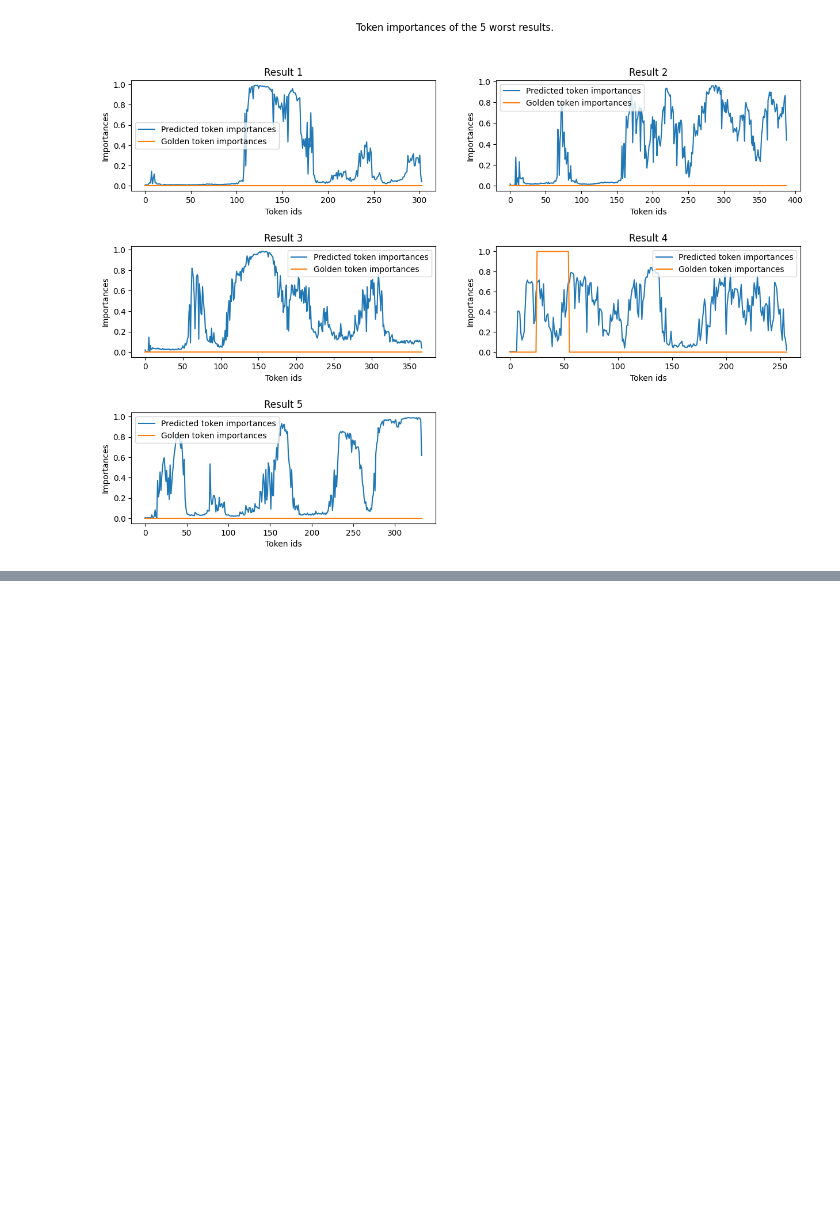
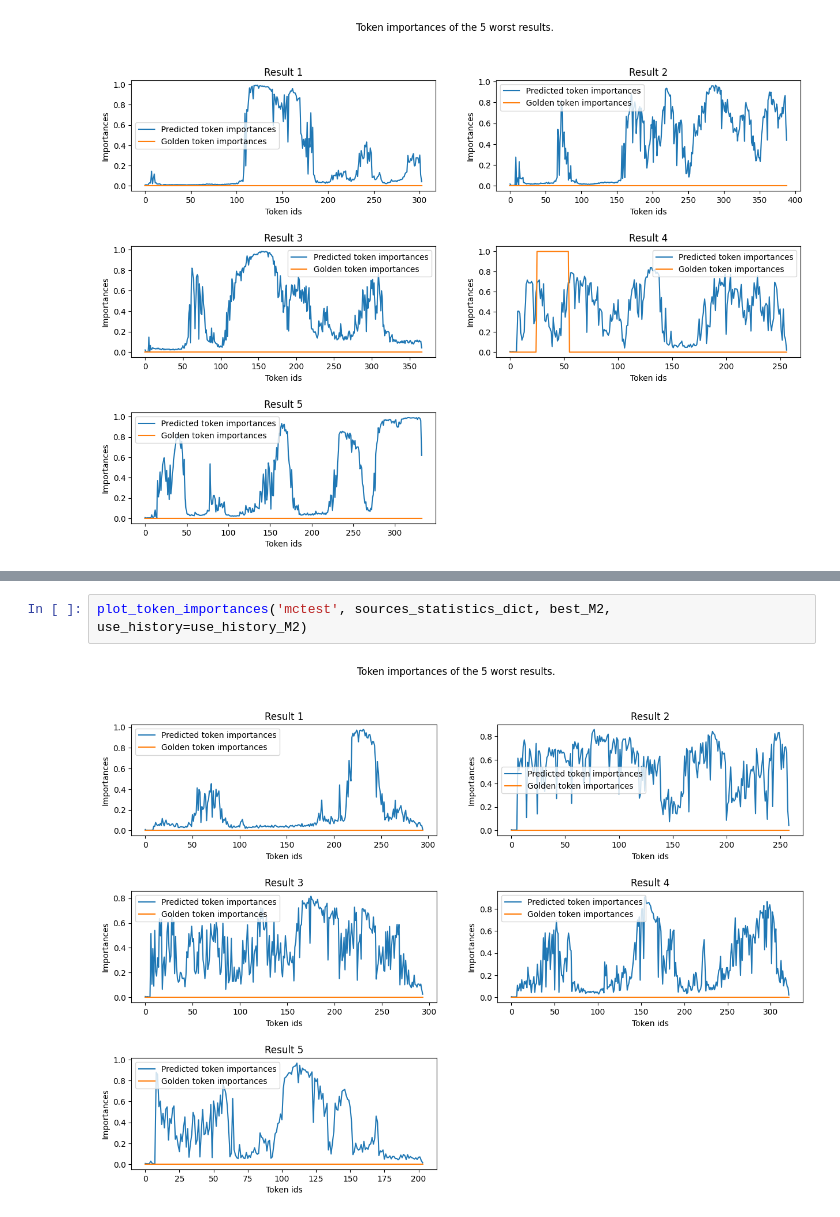
Before and after one commit to RiccardoSpolaor/Question-Answering, a Jupyter notebook: main_trainer_redone.ipynb, the cells around one changed output, grey strips where cells are left out. Cells and saved outputs as stored; diff of their text form; blank space fills up the shorter version.

```diff
--- a/main_trainer_redone.ipynb
+++ b/main_trainer_redone.ipynb
@@ -674,0 +920,4 @@ plot_token_importances('wikipedia', sources_statistics_dict, model)
+# %%
+plot_token_importances('mctest', sources_statistics_dict, best_M2, use_history=use_history_M2)
+# %% [output]
+[figure, added]
```
Also changed, not shown: parts of 49 cells of this notebook, 3 other files.
